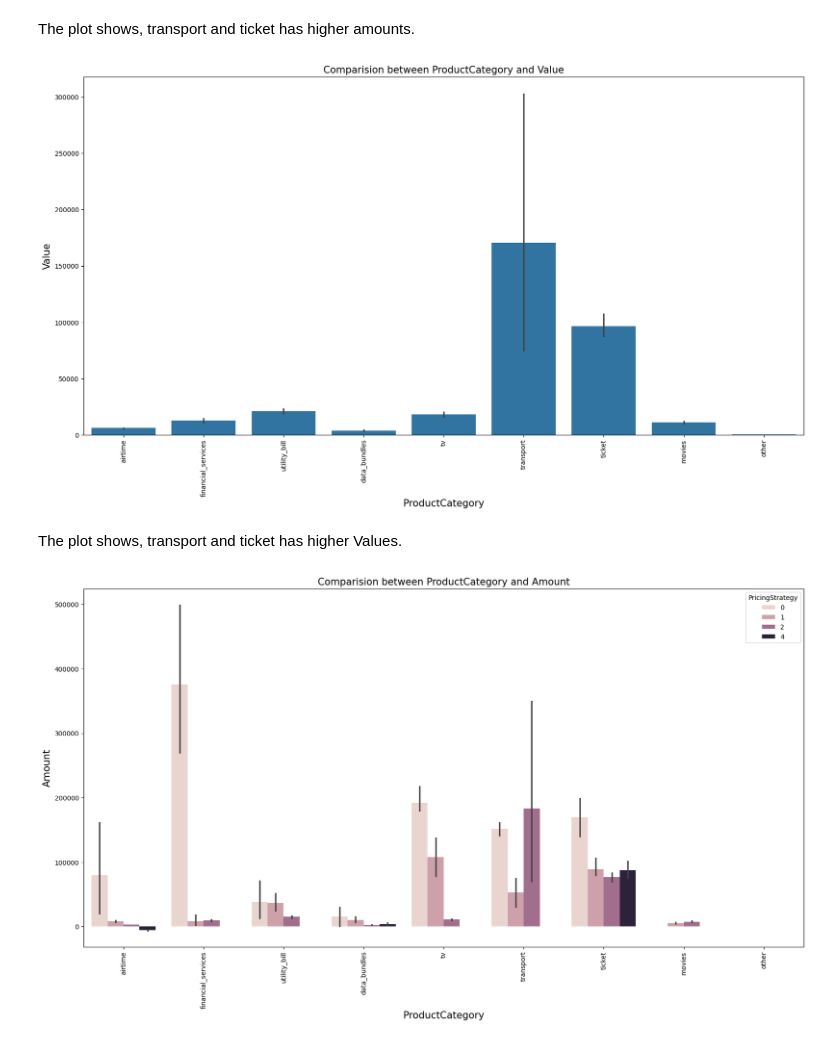
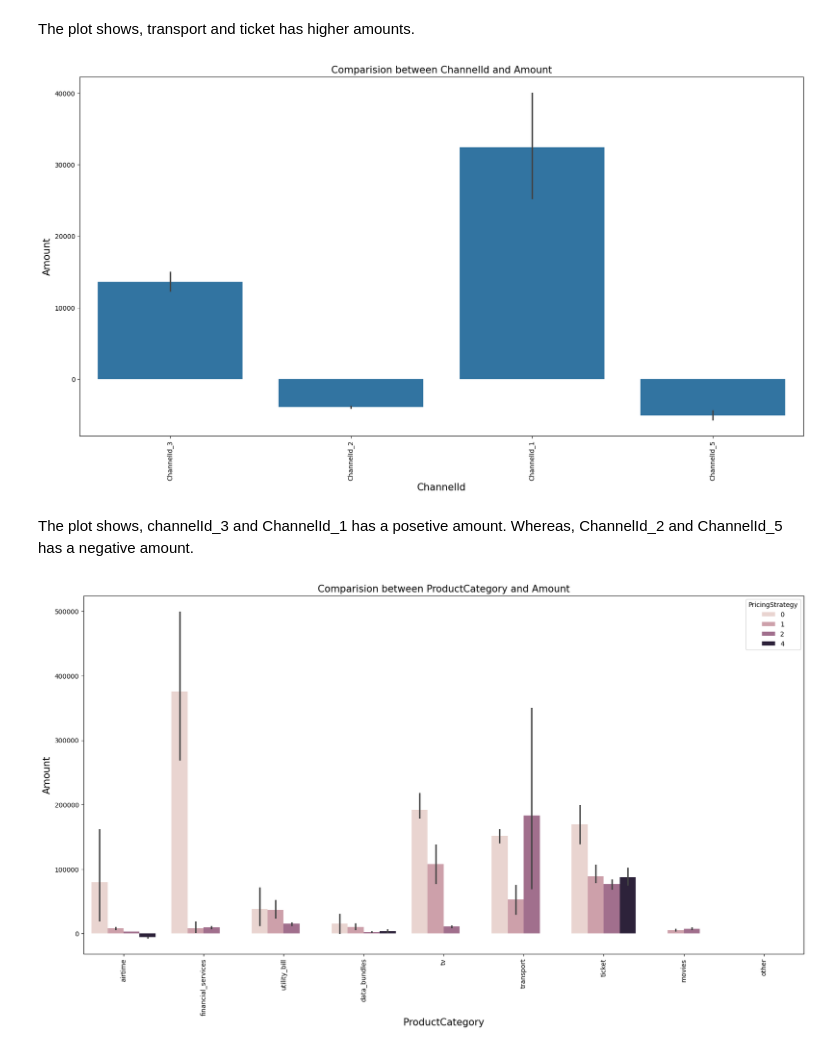
Before and after one commit to der-bew/Credit_Scoring_Model, a Jupyter notebook: notebooks/EDA.ipynb, the cells around one changed output. Drawn from its saved outputs; the diff is of its cells as text; code cells hidden in the pictures.

```diff
--- a/notebooks/EDA.ipynb
+++ b/notebooks/EDA.ipynb
@@ -284,11 +284,11 @@ plot_bar(credit_df, 'ProductCategory', "Amount")
 # %% [markdown]
 The plot shows, transport and ticket has higher amounts.
 # %%
-plot_bar(credit_df, 'ProductCategory', 'Value')
+plot_bar(credit_df, 'ChannelId', 'Amount')
 # %% [output]
-[figure, old version]
+[figure, new version]
-# %% [markdown]
-The plot shows, transport and ticket has higher Values.
+# %% [markdown]
+The plot shows, channelId_3 and ChannelId_1 has a posetive amount. Whereas, ChannelId_2 and ChannelId_5 has a negative amount.
 # %%
 plot_bar(credit_df, 'ProductCategory', 'Amount', hue='PricingStrategy')
 # %% [output]
```
Also changed, not shown: parts of 4 cells of this notebook, 1 other file.
